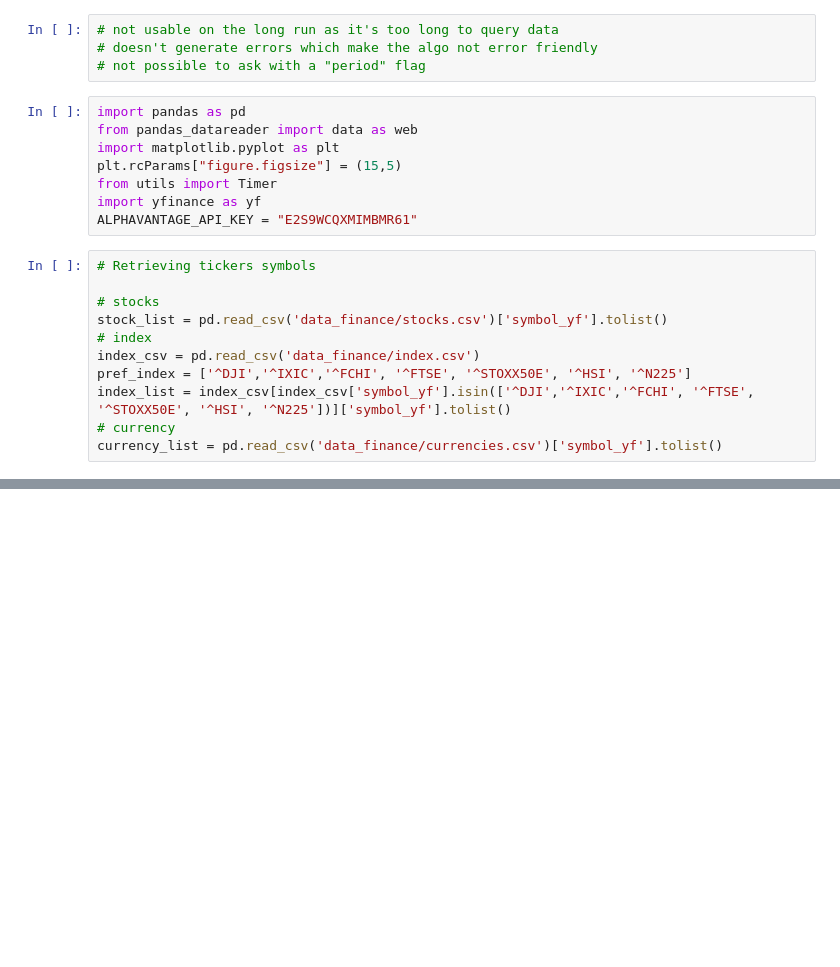
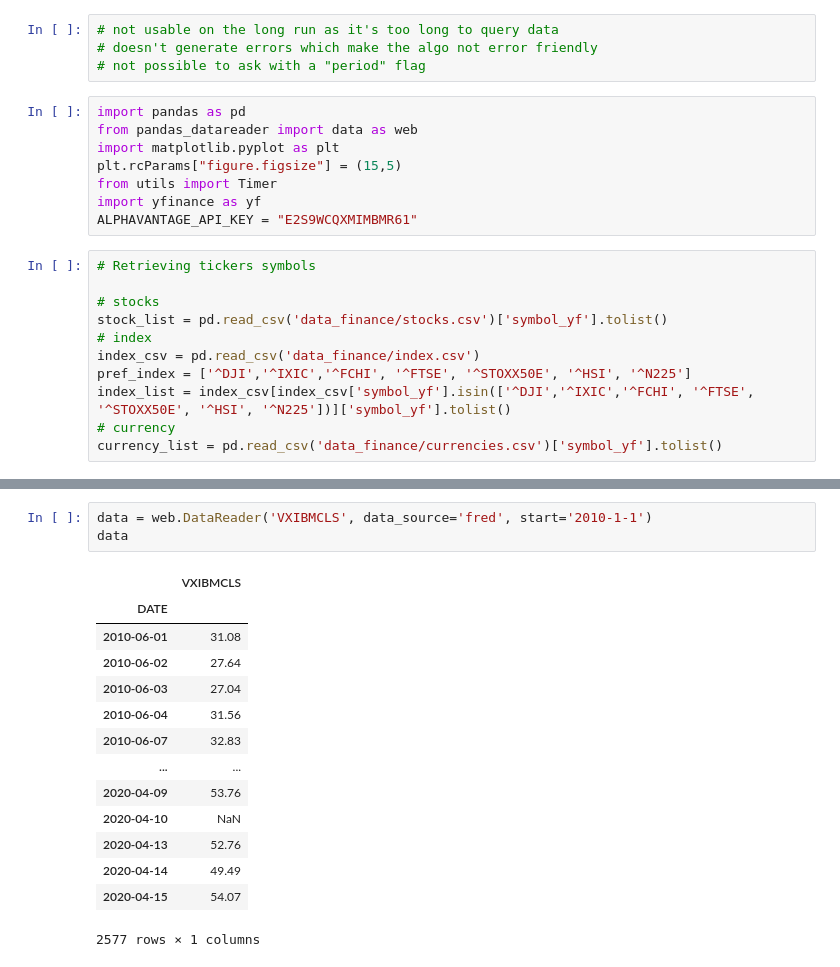
Before and after one commit to LorenzoNJ/SimPyFi, a Jupyter notebook: perf_comparison.ipynb, the cells around one changed output, grey strips where cells are left out. Cells and saved outputs as stored; diff of their text form; blank space fills up the shorter version.

```diff
--- a/perf_comparison.ipynb
+++ b/perf_comparison.ipynb
@@ -108,0 +84,18 @@ data
+# %%
+data = web.DataReader('VXIBMCLS', data_source='fred', start='2010-1-1')
+data
+# %% [output]
+|  | VXIBMCLS |
+| DATE |  |
+| 2010-06-01 | 31.08 |
+| 2010-06-02 | 27.64 |
+| 2010-06-03 | 27.04 |
+| 2010-06-04 | 31.56 |
+| 2010-06-07 | 32.83 |
+| ... | ... |
+| 2020-04-09 | 53.76 |
+| 2020-04-10 | NaN |
+| 2020-04-13 | 52.76 |
+| 2020-04-14 | 49.49 |
+| 2020-04-15 | 54.07 |
+2577 rows × 1 columns
```
Also changed, not shown: parts of 10 cells of this notebook, 3 other files.
